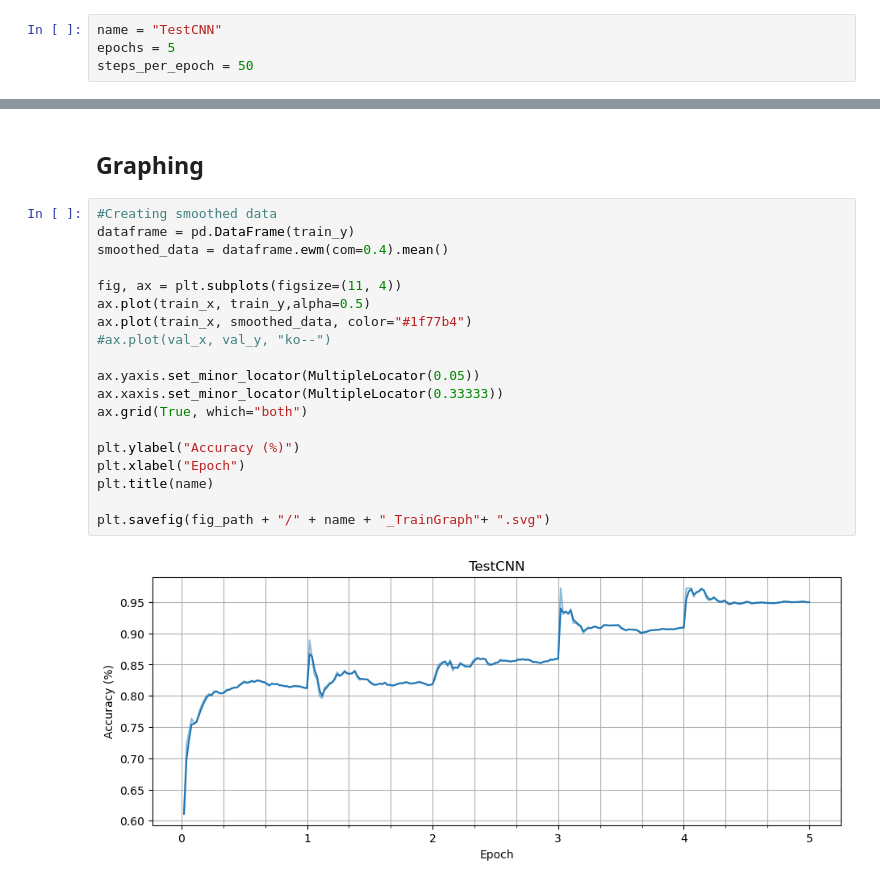
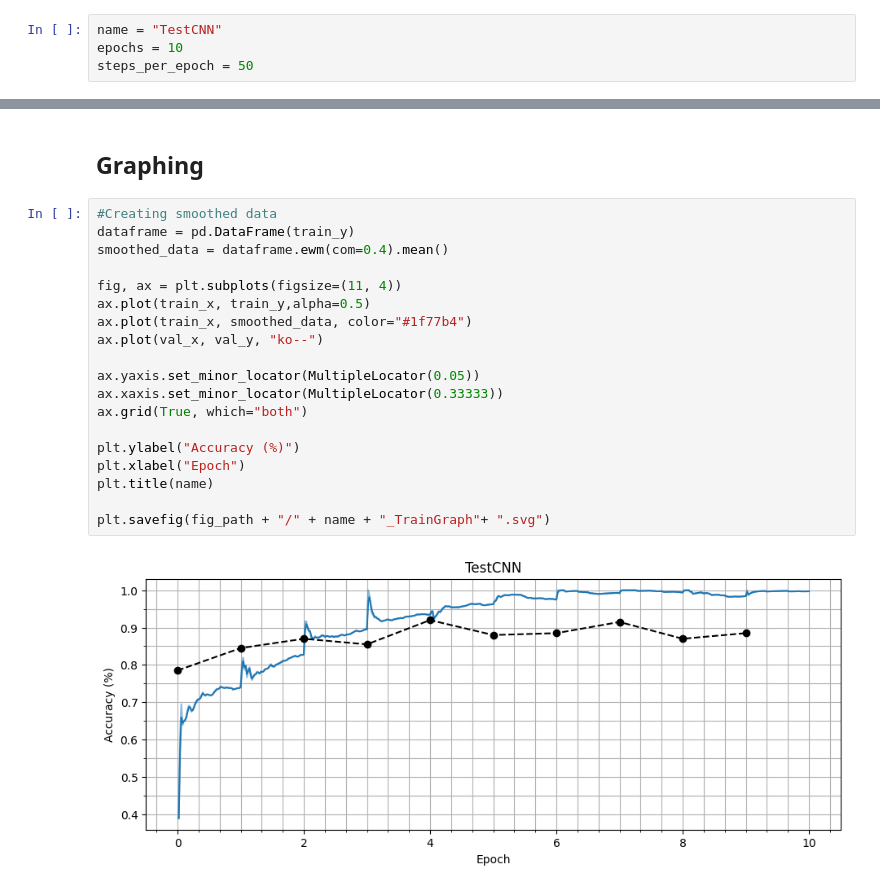
Before and after one commit to PinkFloppa/NeuronoveSiete-Zadanie1, a Jupyter notebook: CNN_Training_Graph.ipynb, the cells around one changed output, grey strips where cells are left out. Saved outputs shown, nothing was run; the diff lists cells and outputs as text.

```diff
--- a/CNN_Training_Graph.ipynb
+++ b/CNN_Training_Graph.ipynb
@@ -8,7 +8,7 @@ from matplotlib.ticker import MultipleLocator
 ## Parameters
 # %%
 name = "TestCNN"
-epochs = 5
+epochs = 10
 steps_per_epoch = 50
 # %% [markdown]
 ## Tensorboard Data Loading
@@ -47,21 +47,21 @@ train_x = train_x / 50
 # %%
 #Creating smoothed data
 dataframe = pd.DataFrame(train_y)
 smoothed_data = dataframe.ewm(com=0.4).mean()
 
 fig, ax = plt.subplots(figsize=(11, 4))
 ax.plot(train_x, train_y,alpha=0.5)
 ax.plot(train_x, smoothed_data, color="#1f77b4")
-#ax.plot(val_x, val_y, "ko--")
+ax.plot(val_x, val_y, "ko--")
 
 ax.yaxis.set_minor_locator(MultipleLocator(0.05))
 ax.xaxis.set_minor_locator(MultipleLocator(0.33333))
 ax.grid(True, which="both")
 
 plt.ylabel("Accuracy (%)")
 plt.xlabel("Epoch")
 plt.title(name)
 
 plt.savefig(fig_path + "/" + name + "_TrainGraph"+ ".svg")
 # %% [output]
-[figure, old version]
+[figure, new version]
```
Also changed, not shown: 13 other files.
